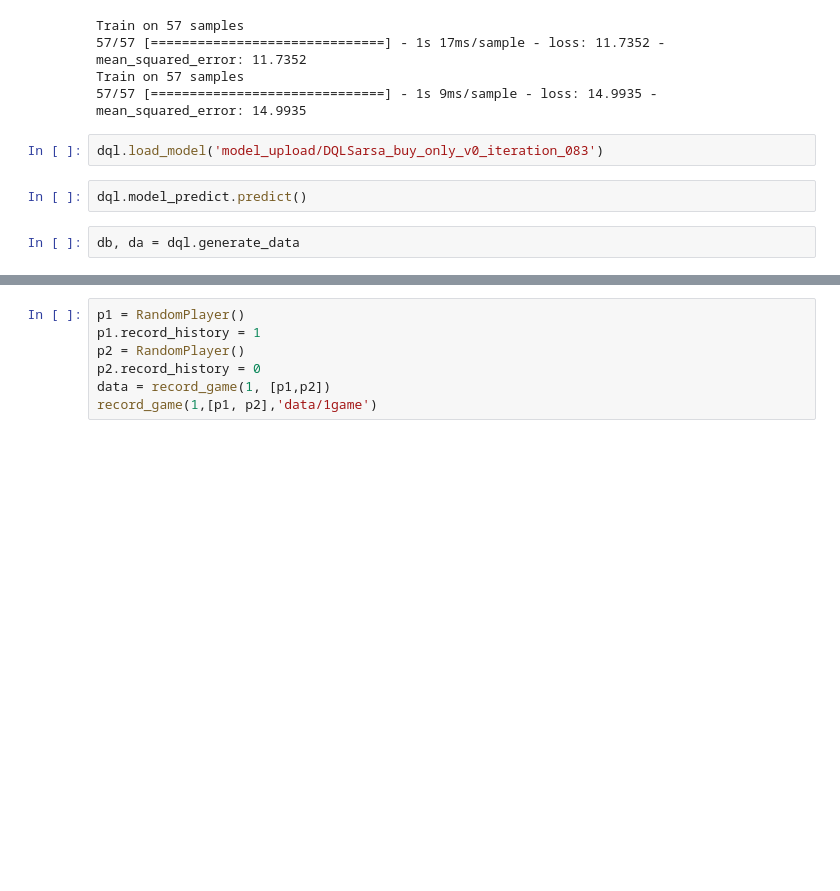
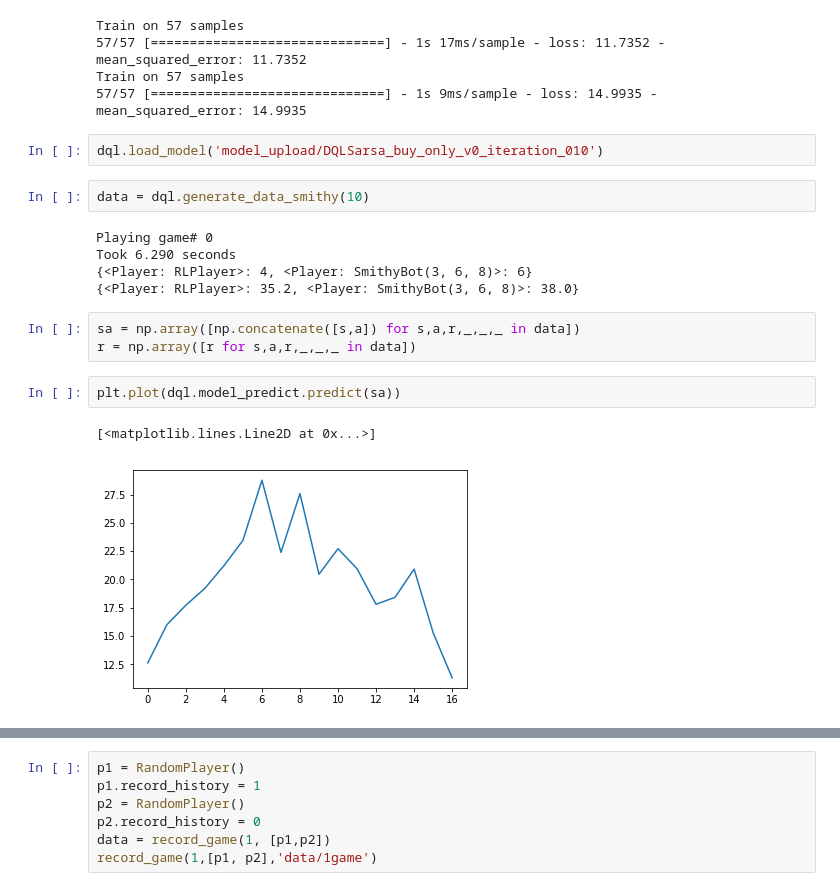
Before and after one commit to hungiyang/dominiate, a Jupyter notebook: dominiate/dominiate_testing.ipynb, the cells around one changed output, grey strips where cells are left out. Saved outputs shown, nothing was run; the diff lists cells and outputs as text; blank space fills up the shorter version.

```diff
--- a/dominiate/dominiate_testing.ipynb
+++ b/dominiate/dominiate_testing.ipynb
@@ -49,8 +49,19 @@ Train on 57 samples
 Train on 57 samples
 57/57 [==============================] - 1s 9ms/sample - loss: 14.9935 - mean_squared_error: 14.9935
 # %%
-dql.load_model('model_upload/DQLSarsa_buy_only_v0_iteration_083')
+dql.load_model('model_upload/DQLSarsa_buy_only_v0_iteration_010')
-# %%
-dql.model_predict.predict()
-# %%
-db, da = dql.generate_data
+# %%
+data = dql.generate_data_smithy(10)
+# %% [output]
+Playing game# 0
+Took 6.290 seconds
+{<Player: RLPlayer>: 4, <Player: SmithyBot(3, 6, 8)>: 6}
+{<Player: RLPlayer>: 35.2, <Player: SmithyBot(3, 6, 8)>: 38.0}
+# %%
+sa = np.array([np.concatenate([s,a]) for s,a,r,_,_,_ in data])
+r = np.array([r for s,a,r,_,_,_ in data])
+# %%
+plt.plot(dql.model_predict.predict(sa))
+# %% [output]
+[<matplotlib.lines.Line2D at 0x...>]
+[figure, added]
```
Also changed, not shown: parts of 6 cells of this notebook, 2 other files.
